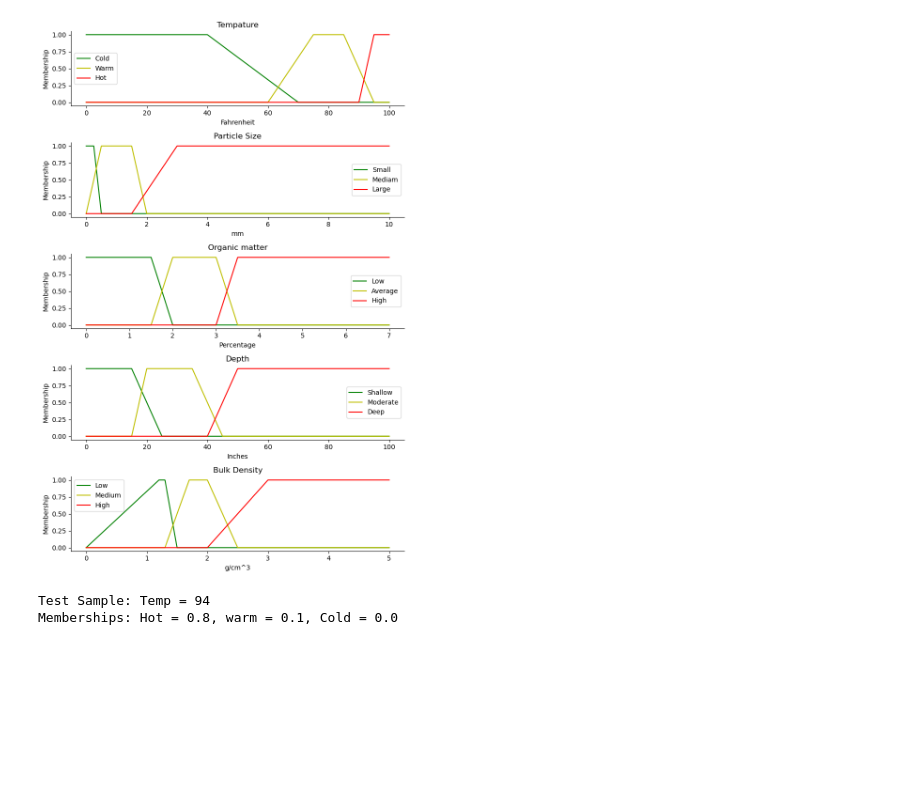
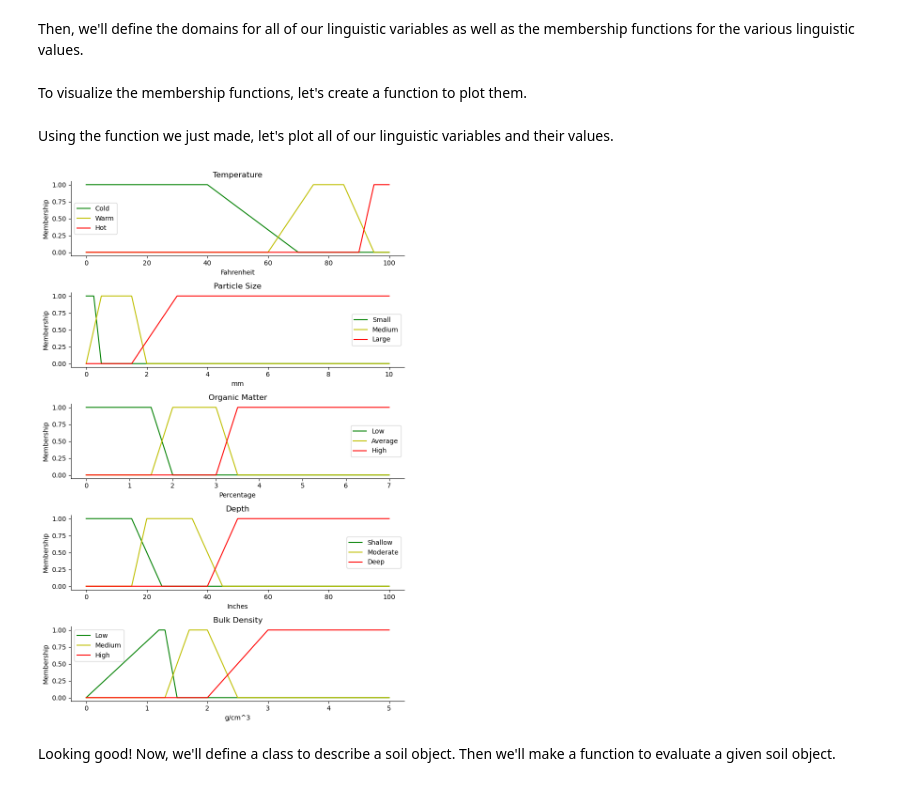
Before and after one commit to Marinara13/TigerHacks_2024, a Jupyter notebook: Soil.ipynb, the cells around one changed output. Cells and saved outputs as stored; diff of their text form; code cells hidden in the pictures; blank space fills up the shorter version.

```diff
--- a/Soil.ipynb
+++ b/Soil.ipynb
@@ -24,4 +17,6 @@ def yager_and(x, y, w):
     return 1 - np.minimum(1, ((1-x)**w + (1-y)**w)**(1/w))
+# %% [markdown]
+Then, we'll define the domains for all of our linguistic variables as well as the membership functions for the various linguistic values.
 # %%
 sample_size = 1000
 
@@ -54,6 +49,8 @@ domain_bulk = np.linspace(0,5,sample_size)
 bulk_low = fuzz.trapmf(domain_bulk,[0,1.2,1.3,1.5])
 bulk_med = fuzz.trapmf(domain_bulk,[1.3,1.7,2.0,2.5])
 bulk_high = fuzz.trapmf(domain_bulk,[2.0,3.0,5.0,5.0])
+# %% [markdown]
+To visualize the membership functions, let's create a function to plot them.
 # %%
 def addsubplot(ax,x_sample,var,var_name,title,xaxis):
     ax.plot(x_sample, var[0], 'g', linewidth=1.5, label=var_name[0])
@@ -67,47 +64,35 @@ def addsubplot(ax,x_sample,var,var_name,title,xaxis):
     ax.set_xlabel(xaxis)
     ax.set_title(title)
     ax.legend()
+# %% [markdown]
+Using the function we just made, let's plot all of our linguistic variables and their values.
 # %%
 fig,(ax0,ax1,ax2,ax3,ax4) = plt.subplots(nrows=5, figsize=(8, 12))
 var_mf = [temp_cold,temp_warm,temp_hot]
 name_mf = ["Cold","Warm","Hot"]
-addsubplot(ax0,domain_temp,var_mf,name_mf,"Tempature","Fahrenheit")
+addsubplot(ax0,domain_temp,var_mf,name_mf,"Temperature","Fahrenheit")
 
 var_mf = [part_small,part_med,part_large]
-name_mf = ["Small","Mediam","Large"]
+name_mf = ["Small","Medium","Large"]
 addsubplot(ax1,domain_part,var_mf,name_mf,"Particle Size","mm")
 
 var_mf = [org_low,org_ave,org_high]
 name_mf = ["Low","Average","High"]
-addsubplot(ax2,domain_org,var_mf,name_mf,"Organic matter","Percentage")
+addsubplot(ax2,domain_org,var_mf,name_mf,"Organic Matter","Percentage")
 
 var_mf = [depth_shallow,depth_mod,depth_deep]
 name_mf = ["Shallow","Moderate","Deep"]
 addsubplot(ax3,domain_depth,var_mf,name_mf,"Depth","Inches")
 
 var_mf = [bulk_low, bulk_med, bulk_high]
 name_mf = ["Low","Medium","High"]
 addsubplot(ax4,domain_bulk,var_mf,name_mf,"Bulk Density","g/cm^3")
 
 
 
 plt.tight_layout()
 # %% [output]
-[figure, old version]
+[figure, new version]
-# %%
- # Evaluate testing observation
-
-test_sample = 94
-
-# Invoke fuzzification
-
-test_hot = fuzz.interp_membership(domain_temp, temp_hot, test_sample)
-test_cool = fuzz.interp_membership(domain_temp, temp_warm, test_sample)
-test_cold = fuzz.interp_membership(domain_temp, temp_cold, test_sample)
-
-print("Test Sample: Temp = %s" % (test_sample))
-print("Memberships: Hot = %s, warm = %s, Cold = %s"  % (test_hot, test_cool, test_cold))
-# %% [output]
-Test Sample: Temp = 94
-Memberships: Hot = 0.8, warm = 0.1, Cold = 0.0
+# %% [markdown]
+Looking good! Now, we'll define a class to describe a soil object. Then we'll make a function to evaluate a given soil object.
 # %%
```
Also changed, not shown: parts of 10 cells of this notebook.
